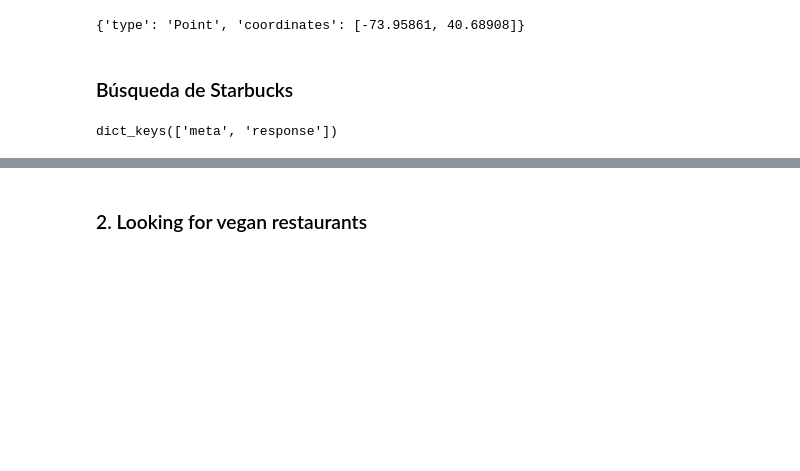
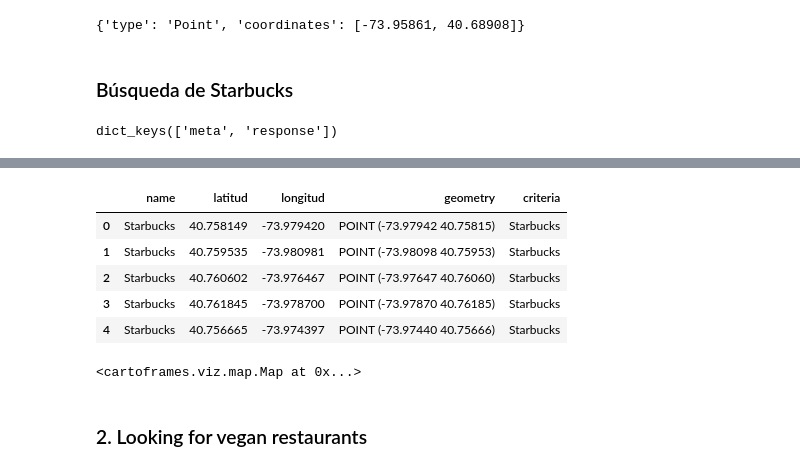
Before and after one commit to angelanavarrog/-Project-geospatial-Angela-Navarro, a Jupyter notebook: Location-Copy1.ipynb, the cells around one changed output, grey strips where cells are left out. Cells and saved outputs as stored; diff of their text form; code cells hidden in the pictures; blank space fills up the shorter version.

```diff
--- a/Location-Copy1.ipynb
+++ b/Location-Copy1.ipynb
@@ -206,9 +224,18 @@ gdf_starbucks.head()
 # %%
 gdf_starbucks = gdf_starbucks.assign(name = [ "Starbucks"]*20,
-               criteria = ["Starbuks"]*20)
+               criteria = ["Starbucks"]*20)
 gdf_starbucks.head()
+# %% [output]
+|  | name | latitud | longitud | geometry | criteria |
+| 0 | Starbucks | 40.758149 | -73.979420 | POINT (-73.97942 40.75815) | Starbucks |
+| 1 | Starbucks | 40.759535 | -73.980981 | POINT (-73.98098 40.75953) | Starbucks |
+| 2 | Starbucks | 40.760602 | -73.976467 | POINT (-73.97647 40.76060) | Starbucks |
+| 3 | Starbucks | 40.761845 | -73.978700 | POINT (-73.97870 40.76185) | Starbucks |
+| 4 | Starbucks | 40.756665 | -73.974397 | POINT (-73.97440 40.75666) | Starbucks |
 # %%
 Map(Layer(gdf_starbucks, popup_hover = [popup_element("name","Starbucks in NYC")]))
+# %% [output]
+<cartoframes.viz.map.Map at 0x...>
 # %% [markdown]
 ### 2. Looking for vegan restaurants
 # %%
```
Also changed, not shown: parts of 41 cells of this notebook.
